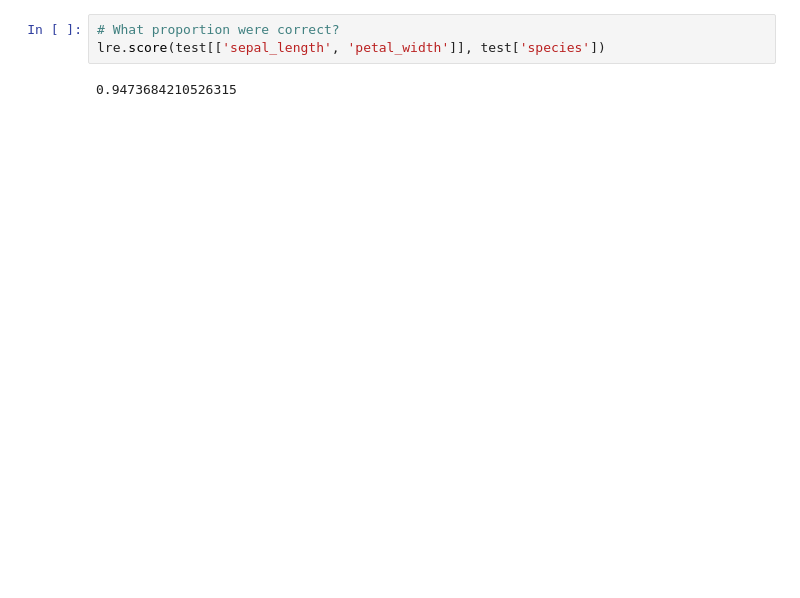
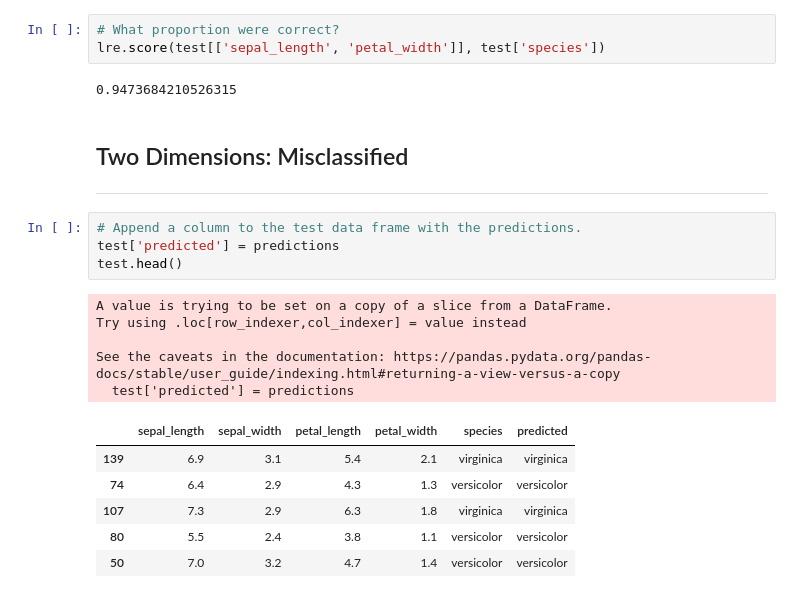
Before and after one commit to wojtekpogo/emerging-technologies, a Jupyter notebook: Labs/iris-classification/iris-classification.ipynb, the cells around one changed output. Saved outputs shown, nothing was run; the diff lists cells and outputs as text; blank space fills up the shorter version.

```diff
--- a/Labs/iris-classification/iris-classification.ipynb
+++ b/Labs/iris-classification/iris-classification.ipynb
@@ -341,3 +343,22 @@ Name: species, dtype: bool
 lre.score(test[['sepal_length', 'petal_width']], test['species'])
 # %% [output]
 0.9473684210526315
+# %% [markdown]
+## Two Dimensions: Misclassified
+***
+# %%
+# Append a column to the test data frame with the predictions.
+test['predicted'] = predictions
+test.head()
+# %% [output]
+A value is trying to be set on a copy of a slice from a DataFrame.
+Try using .loc[row_indexer,col_indexer] = value instead
+
+See the caveats in the documentation: https://pandas.pydata.org/pandas-docs/stable/user_guide/indexing.html#returning-a-view-versus-a-copy
+  test['predicted'] = predictions
+|  | sepal_length | sepal_width | petal_length | petal_width | species | predicted |
+| 139 | 6.9 | 3.1 | 5.4 | 2.1 | virginica | virginica |
+| 74 | 6.4 | 2.9 | 4.3 | 1.3 | versicolor | versicolor |
+| 107 | 7.3 | 2.9 | 6.3 | 1.8 | virginica | virginica |
+| 80 | 5.5 | 2.4 | 3.8 | 1.1 | versicolor | versicolor |
+| 50 | 7.0 | 3.2 | 4.7 | 1.4 | versicolor | versicolor |
```
Also changed, not shown: parts of 40 cells of this notebook.
